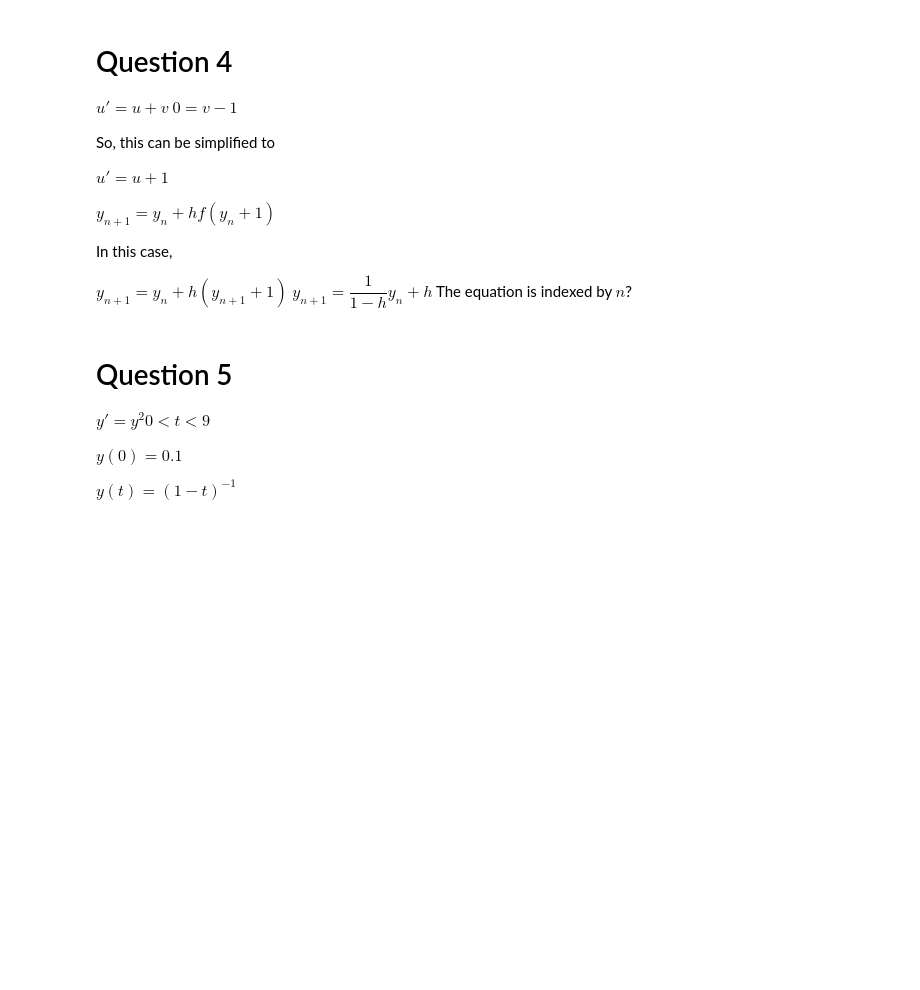
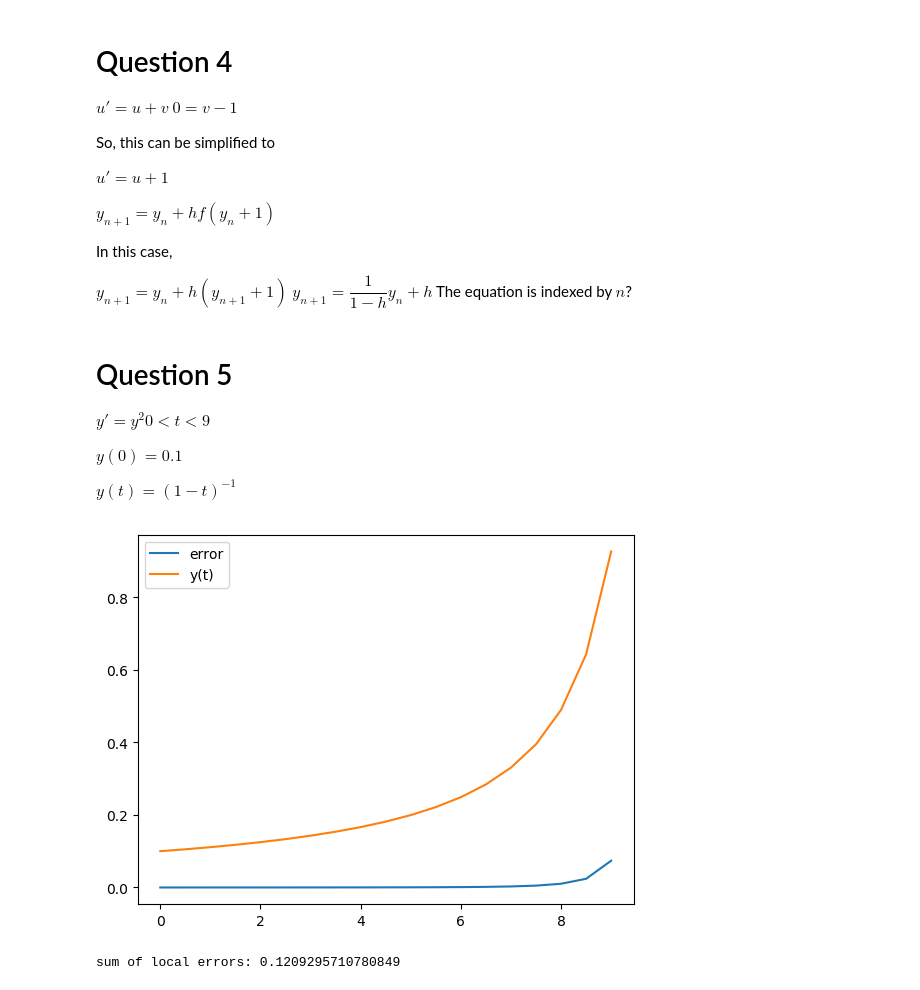
Before and after one commit to ericschulman/numerical, a Jupyter notebook: spring_hw2/homework2.ipynb, the cells around one changed output. Cells and saved outputs as stored; diff of their text form; code cells hidden in the pictures; blank space fills up the shorter version.

```diff
--- a/spring_hw2/homework2.ipynb
+++ b/spring_hw2/homework2.ipynb
@@ -75,6 +75,3 @@ $y' = y^2 0 < t < 9$
 $y(0) = 0.1$
 
 $y(t) = (1-t)^{-1}$
-# %%
-y_pred = y[t] + h* f(y[t])
-y[i+1]= y[t] + .5*h*(f(y[t]) + f(y_pred))
@@ -80,0 +82,32 @@ y[i+1]= y[t] + .5*h*(f(y[t]) + f(y_pred))
+# %%
+a= 0
+b= 9
+h= .5
+n = Integer( (b-a)/h )
+
+f(x) = x^2
+f_true(t) = 1/(10-t)
+
+
+y = zeros(n+1)
+t = zeros(n+1)
+e = zeros(n+1)
+
+
+y[1] =.1
+
+for i =1:n
+    y_pred = y[i] + h* f(y[i])
+    y[i+1]= y[i] + .5*h*(f(y[i]) + f(y_pred))
+    t[i+1] = t[i] + h
+    e[i+1] = abs( y[i+1] - f_true(t[i+1]) )
+end
+
+plot(t,e,label="error")
+plot(t,y,label = "y(t)")
+legend()
+
+print( "sum of local errors: ", sum(e) )
+# %% [output]
+[figure, added]
+sum of local errors: 0.1209295710780849
```
Also changed, not shown: parts of 3 cells of this notebook.
